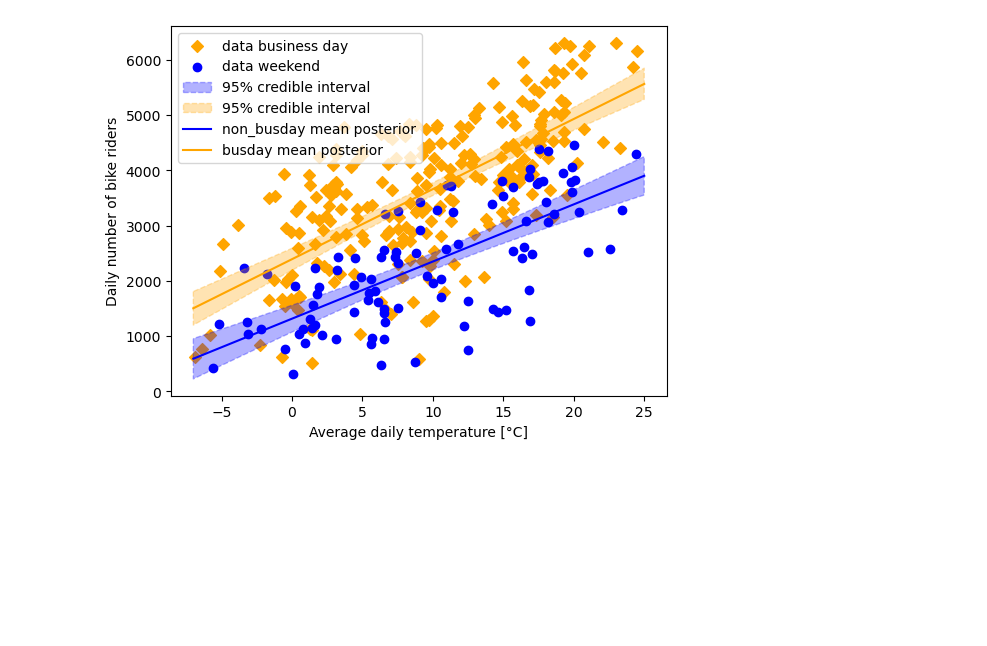
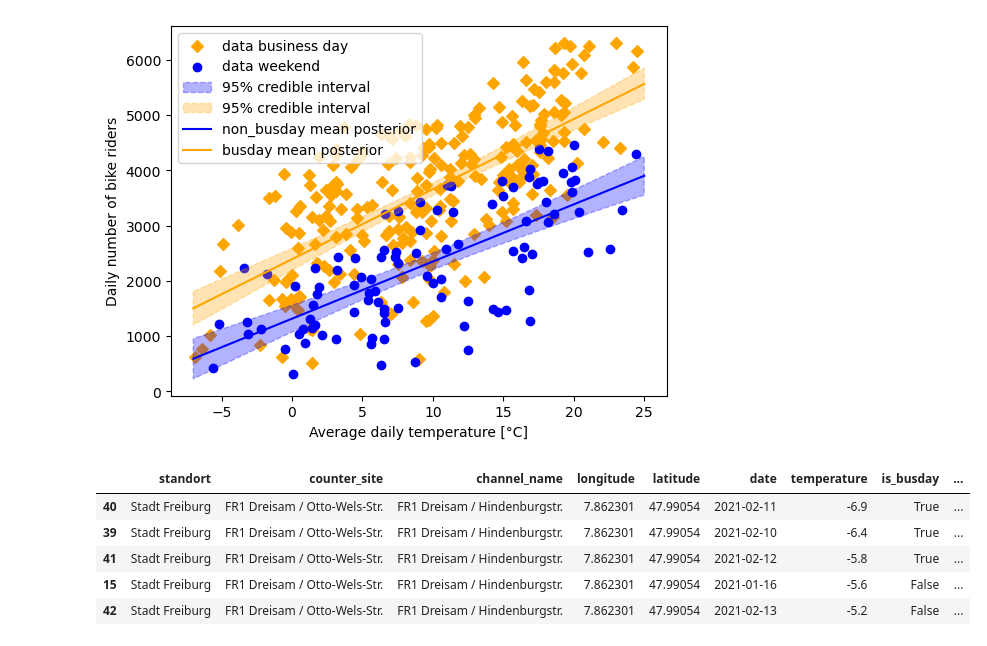
Before and after one commit to rfechner/DataLiteracy2022, a Jupyter notebook: project/plots/create_plots.ipynb, the cells around one changed output. Saved outputs shown, nothing was run; the diff lists cells and outputs as text; code cells hidden in the pictures; blank space fills up the shorter version.

```diff
--- a/project/plots/create_plots.ipynb
+++ b/project/plots/create_plots.ipynb
@@ -374,3 +374,12 @@ plot_linear_fit(
     )
 # %% [output]
 [figure]
+# %%
+training_data_with_prediction_intervals.head()
+# %% [output]
+|  | standort | counter_site | channel_name | longitude | latitude | date | temperature | is_busday | ... |
+| 40 | Stadt Freiburg | FR1 Dreisam / Otto-Wels-Str. | FR1 Dreisam / Hindenburgstr. | 7.862301 | 47.99054 | 2021-02-11 | -6.9 | True | ... |
+| 39 | Stadt Freiburg | FR1 Dreisam / Otto-Wels-Str. | FR1 Dreisam / Hindenburgstr. | 7.862301 | 47.99054 | 2021-02-10 | -6.4 | True | ... |
+| 41 | Stadt Freiburg | FR1 Dreisam / Otto-Wels-Str. | FR1 Dreisam / Hindenburgstr. | 7.862301 | 47.99054 | 2021-02-12 | -5.8 | True | ... |
+| 15 | Stadt Freiburg | FR1 Dreisam / Otto-Wels-Str. | FR1 Dreisam / Hindenburgstr. | 7.862301 | 47.99054 | 2021-01-16 | -5.6 | False | ... |
+| 42 | Stadt Freiburg | FR1 Dreisam / Otto-Wels-Str. | FR1 Dreisam / Hindenburgstr. | 7.862301 | 47.99054 | 2021-02-13 | -5.2 | False | ... |
```
Also changed, not shown: parts of 4 cells of this notebook.
